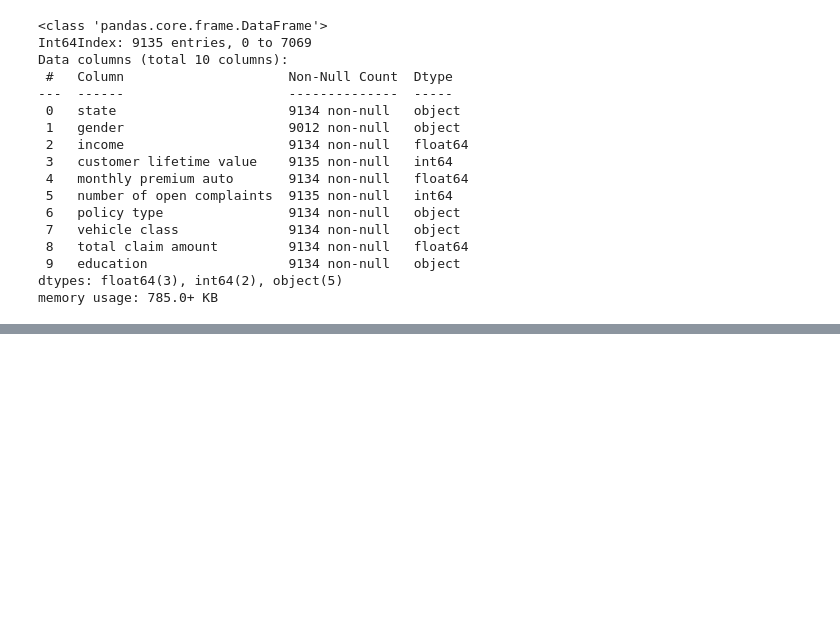
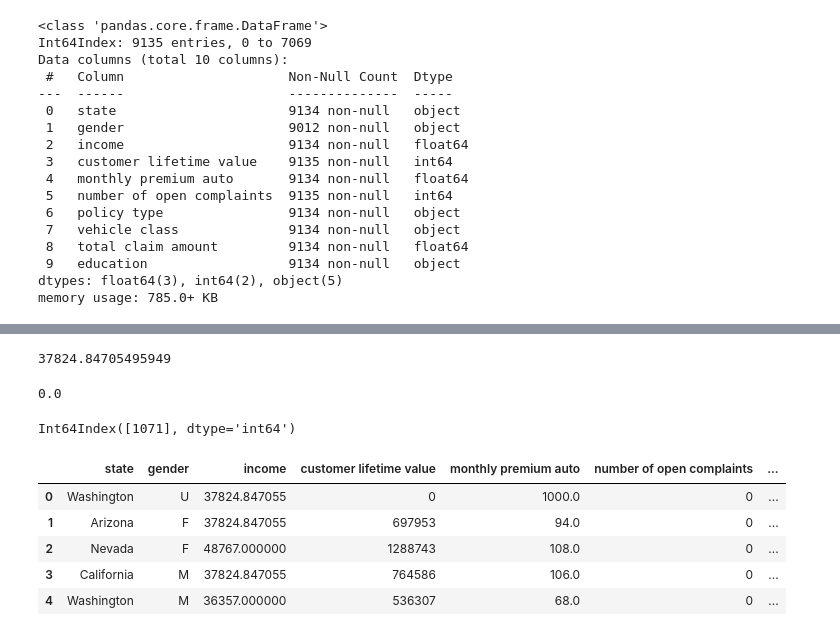
Before and after one commit to Sholypop/Lab, a Jupyter notebook: week2/auto_insurance_analysis_lab.ipynb, the cells around one changed output, grey strips where cells are left out. Drawn from its saved outputs; the diff is of its cells as text; code cells hidden in the pictures; blank space fills up the shorter version.

```diff
--- a/week2/auto_insurance_analysis_lab.ipynb
+++ b/week2/auto_insurance_analysis_lab.ipynb
@@ -338,0 +449,30 @@ full_df['number of open complaints']
+# %%
+## income
+
+np.mean(full_df['income'])
+# %% [output]
+37824.84705495949
+# %%
+np.min(full_df['income'])
+# %% [output]
+0.0
+# %%
+# full_df[full_df['income'].isnull()].index.tolist() :another method
+full_df[full_df['income'].isnull()].index
+# %% [output]
+Int64Index([1071], dtype='int64')
+# %%
+z = np.min(full_df['income'])
+minn = np.mean(full_df['income'])
+
+full_df.loc[:, 'income'] = np.where(full_df.loc[:, 'income'] == z, minn, full_df.loc[:, 'income'])
+full_df.loc[:, 'income'] = np.where(full_df.loc[:, 'income'].isnull(), minn, full_df.loc[:, 'income'])
+# %%
+full_df.head()
+# %% [output]
+|  | state | gender | income | customer lifetime value | monthly premium auto | number of open complaints | ... |
+| 0 | Washington | U | 37824.847055 | 0 | 1000.0 | 0 | ... |
+| 1 | Arizona | F | 37824.847055 | 697953 | 94.0 | 0 | ... |
+| 2 | Nevada | F | 48767.000000 | 1288743 | 108.0 | 0 | ... |
+| 3 | California | M | 37824.847055 | 764586 | 106.0 | 0 | ... |
+| 4 | Washington | M | 36357.000000 | 536307 | 68.0 | 0 | ... |
```
Also changed, not shown: parts of 47 cells of this notebook.
